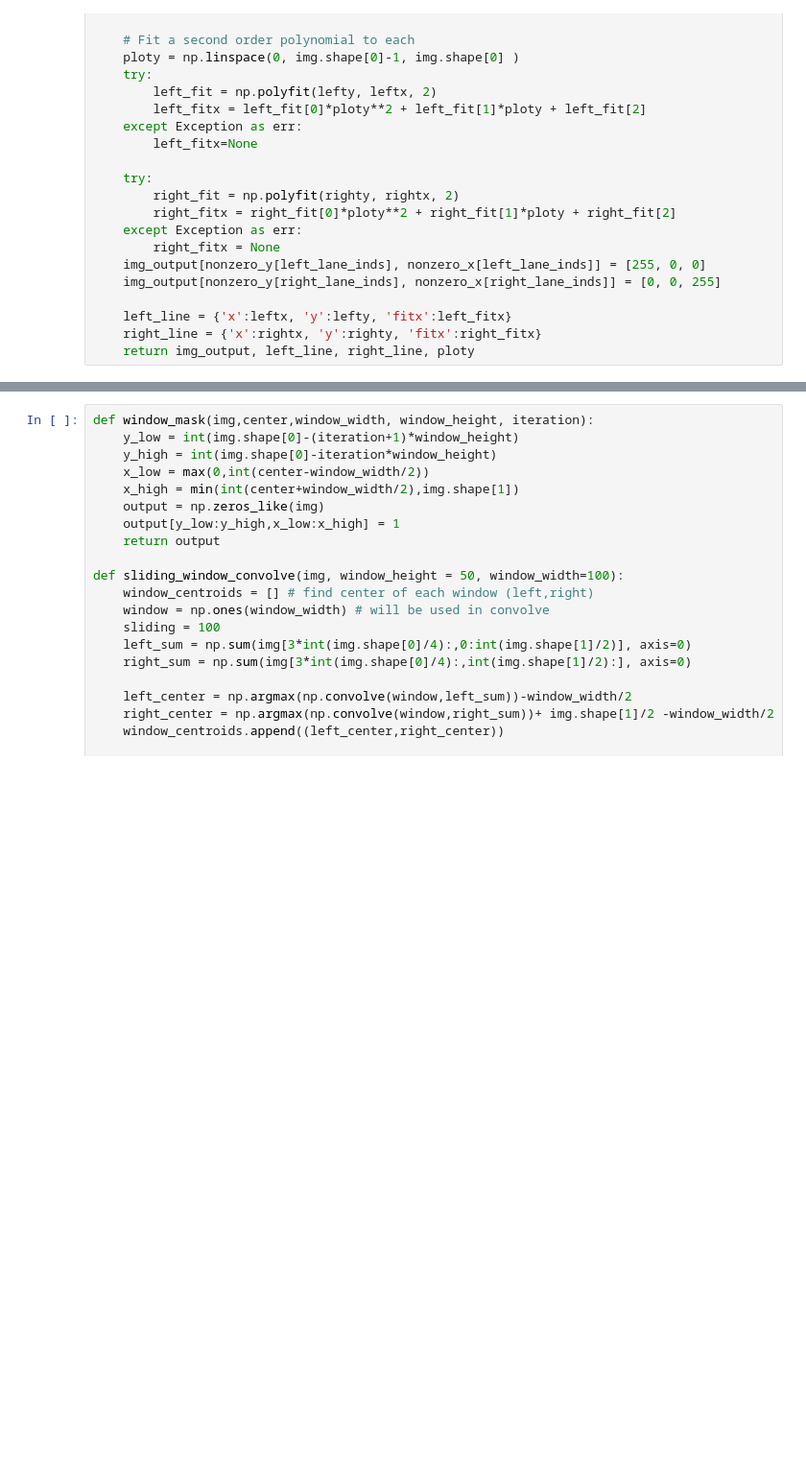
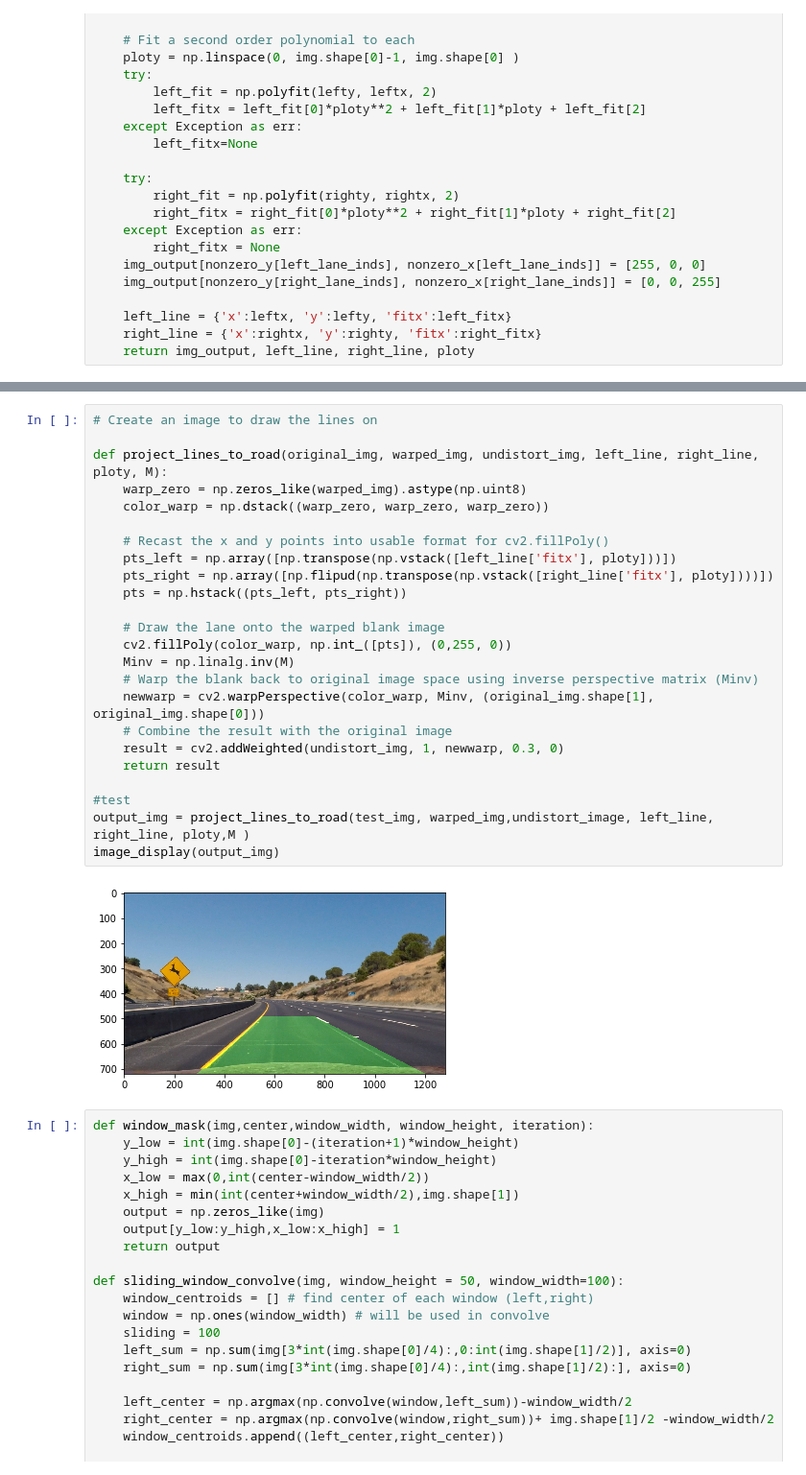
Before and after one commit to adreena/carnd-adv-lane-lines, a Jupyter notebook: project4.ipynb, the cells around one changed output, grey strips where cells are left out. Shown at 96% size. Drawn from its saved outputs; the diff is of its cells as text; blank space fills up the shorter version.

```diff
--- a/project4.ipynb
+++ b/project4.ipynb
@@ -288,3 +290,29 @@ plt.ylim(warped_img.shape[0], 0)
+# %%
+# Create an image to draw the lines on
+
+def project_lines_to_road(original_img, warped_img, undistort_img, left_line, right_line, ploty, M):
+    warp_zero = np.zeros_like(warped_img).astype(np.uint8)
+    color_warp = np.dstack((warp_zero, warp_zero, warp_zero))
+
+    # Recast the x and y points into usable format for cv2.fillPoly()
+    pts_left = np.array([np.transpose(np.vstack([left_line['fitx'], ploty]))])
+    pts_right = np.array([np.flipud(np.transpose(np.vstack([right_line['fitx'], ploty])))])
+    pts = np.hstack((pts_left, pts_right))
+
+    # Draw the lane onto the warped blank image
+    cv2.fillPoly(color_warp, np.int_([pts]), (0,255, 0))
+    Minv = np.linalg.inv(M)
+    # Warp the blank back to original image space using inverse perspective matrix (Minv)
+    newwarp = cv2.warpPerspective(color_warp, Minv, (original_img.shape[1], original_img.shape[0]))
+    # Combine the result with the original image
+    result = cv2.addWeighted(undistort_img, 1, newwarp, 0.3, 0)
+    return result
+
+#test
+output_img = project_lines_to_road(test_img, warped_img,undistort_image, left_line, right_line, ploty,M )
+image_display(output_img)
+# %% [output]
+[figure, added]
 # %%
 def window_mask(img,center,window_width, window_height, iteration):
     y_low = int(img.shape[0]-(iteration+1)*window_height)
```
Also changed, not shown: parts of 8 cells of this notebook, 1 other file.
